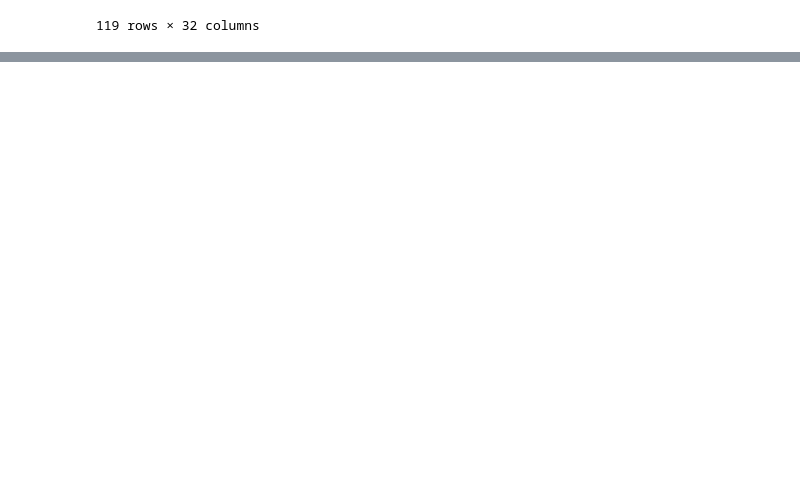
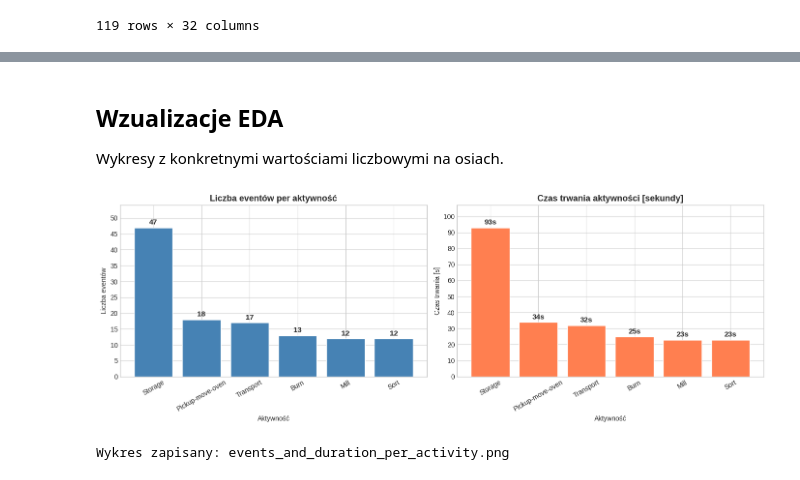
Before and after one commit to Mateusz1402/Modelowanie-i-Analiza-Proces-w-Biznesowych-2026, a Jupyter notebook: Artefakty_Projektu/Milestone1_EDA.ipynb, the cells around one changed output, grey strips where cells are left out. Saved outputs shown, nothing was run; the diff lists cells and outputs as text; code cells hidden in the pictures; blank space fills up the shorter version.

```diff
--- a/Artefakty_Projektu/Milestone1_EDA.ipynb
+++ b/Artefakty_Projektu/Milestone1_EDA.ipynb
@@ -397,0 +220,49 @@ case_durations
+# %% [markdown]
+## Wzualizacje EDA
+
+Wykresy z konkretnymi wartościami liczbowymi na osiach.
+# %%
+import matplotlib.pyplot as plt
+import matplotlib.ticker as ticker
+
+#Wykres 1: Liczba eventów per aktywność (z wartościami)
+fig, axes = plt.subplots(1, 2, figsize=(14, 5))
+
+act_order = df.groupby('activity').size().sort_values(ascending=False).index
+counts = df.groupby('activity').size().reindex(act_order)
+
+bars = axes[0].bar(act_order, counts.values, color='steelblue', edgecolor='white')
+axes[0].set_title('Liczba eventów per aktywność', fontsize=13, fontweight='bold')
+axes[0].set_xlabel('Aktywność')
+axes[0].set_ylabel('Liczba eventów')
+axes[0].tick_params(axis='x', rotation=30)
+axes[0].yaxis.set_major_locator(ticker.MultipleLocator(5))
+# Dodaj wartości na słupkach
+for bar, val in zip(bars, counts.values):
+    axes[0].text(bar.get_x() + bar.get_width()/2, bar.get_height() + 0.5,
+                 str(val), ha='center', va='bottom', fontweight='bold', fontsize=11)
+axes[0].set_ylim(0, max(counts.values) * 1.15)
+
+# Wykres 2: Czas trwania per aktywność (z wartościami)
+dur_data = df.groupby('activity')['timestamp'].agg(start='min', end='max')
+dur_data['duration_s'] = (dur_data['end'] - dur_data['start']).dt.total_seconds()
+dur_sorted = dur_data['duration_s'].reindex(act_order)
+
+bars2 = axes[1].bar(act_order, dur_sorted.values, color='coral', edgecolor='white')
+axes[1].set_title('Czas trwania aktywności [sekundy]', fontsize=13, fontweight='bold')
+axes[1].set_xlabel('Aktywność')
+axes[1].set_ylabel('Czas trwania [s]')
+axes[1].tick_params(axis='x', rotation=30)
+axes[1].yaxis.set_major_locator(ticker.MultipleLocator(10))
+for bar, val in zip(bars2, dur_sorted.values):
+    axes[1].text(bar.get_x() + bar.get_width()/2, bar.get_height() + 1,
+                 f'{int(val)}s', ha='center', va='bottom', fontweight='bold', fontsize=11)
+axes[1].set_ylim(0, max(dur_sorted.values) * 1.15)
+
+plt.tight_layout()
+plt.savefig('events_and_duration_per_activity.png', dpi=120, bbox_inches='tight')
+plt.show()
+print('Wykres zapisany: events_and_duration_per_activity.png')
+# %% [output]
+[figure, added]
+Wykres zapisany: events_and_duration_per_activity.png
```
Also changed, not shown: parts of 28 cells of this notebook, 3 other files.
